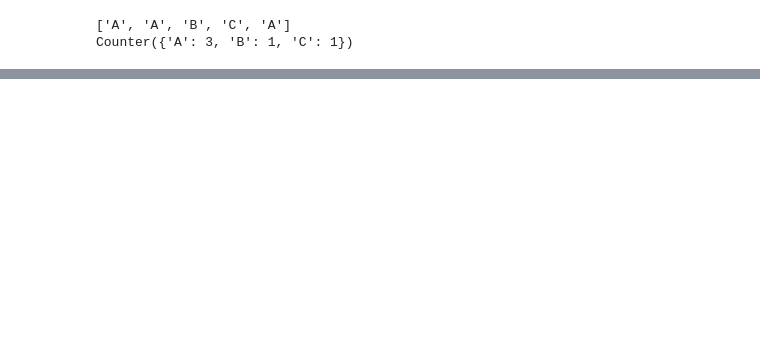
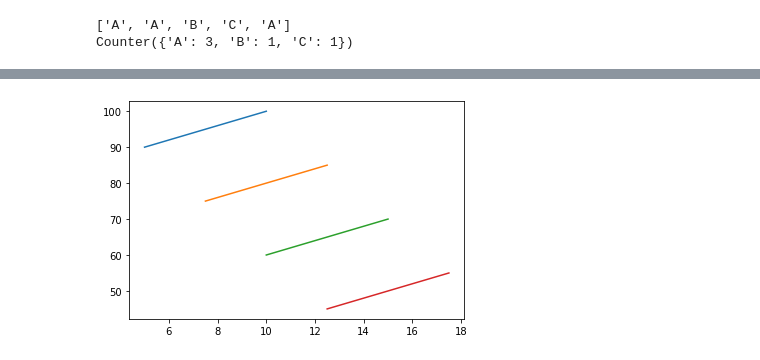
Before and after one commit to hansperu/repository-task52446, a Jupyter notebook: Python counts.ipynb, the cells around one changed output, grey strips where cells are left out. Saved outputs shown, nothing was run; the diff lists cells and outputs as text; code cells hidden in the pictures; blank space fills up the shorter version.

```diff
--- a/Python counts.ipynb
+++ b/Python counts.ipynb
@@ -80,0 +447,24 @@ Counter({'A': 3, 'B': 1, 'C': 1})
+# %%
+# points for line 1
+x1 = np.linspace(5, 10, num = 20)
+y1 = 2*x1 + 80
+
+# points for line 2
+x2 = np.linspace(7.5, 12.5, num = 20)
+y2 = 2*x2 + 60
+
+# points for line 3
+x3 = np.linspace(10, 15, num = 20)
+y3 = 2*x3 + 40
+
+# points for line 4
+x4 = np.linspace(12.5, 17.5, num = 20)
+y4 = 2*x4 + 20
+# %%
+plt.plot(x1, y1)
+plt.plot(x2, y2)
+plt.plot(x3, y3)
+plt.plot(x4, y4)
+plt.show()
+# %% [output]
+[figure, added]
```
Also changed, not shown: parts of 68 cells of this notebook.
